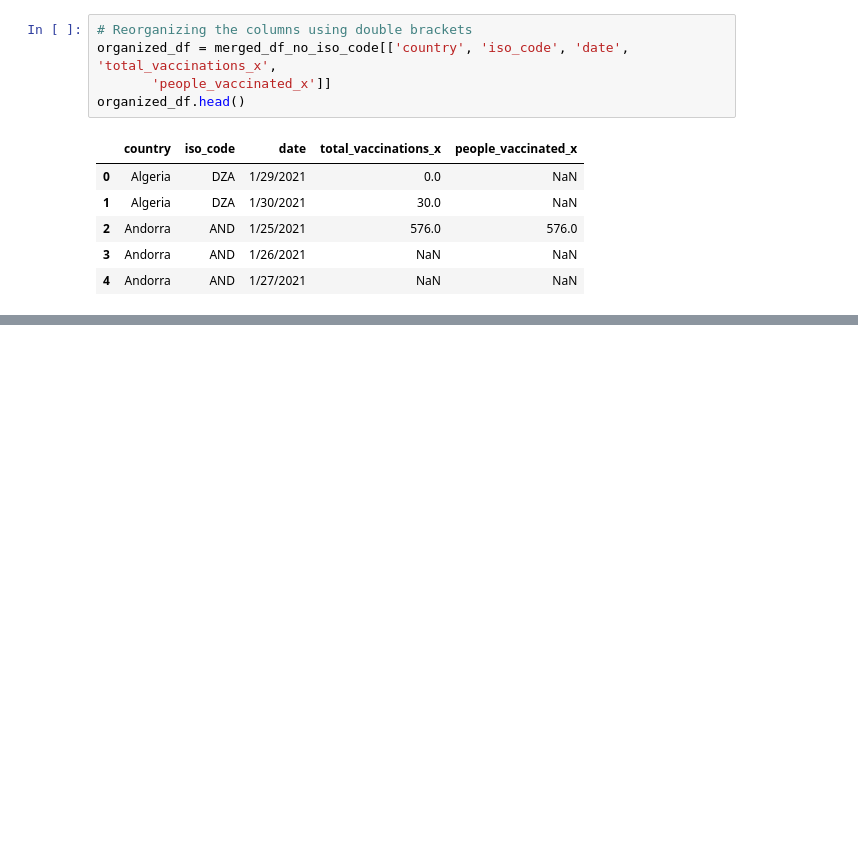
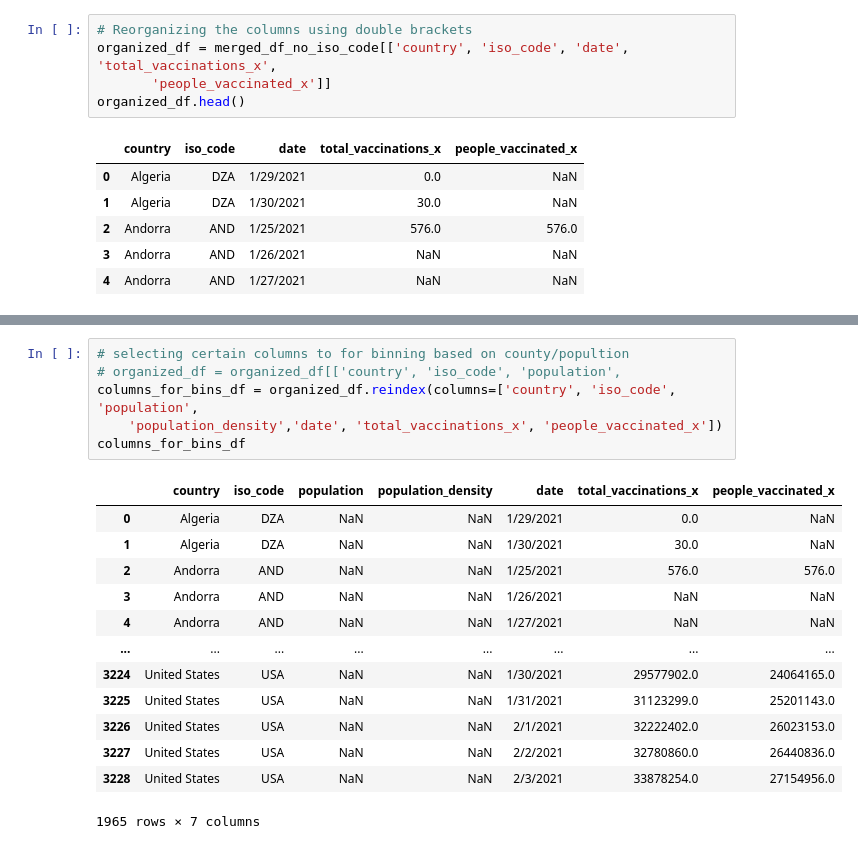
Before and after one commit to vrachupally/Corona-Vaccines, a Jupyter notebook: Tara_starter_merge_csv_v2.ipynb, the cells around one changed output, grey strips where cells are left out. Drawn from its saved outputs; the diff is of its cells as text; blank space fills up the shorter version.

```diff
--- a/Tara_starter_merge_csv.ipynb
+++ b/Tara_starter_merge_csv_v2.ipynb
@@ -113,0 +126,20 @@ organized_df.head()
+# %%
+# selecting certain columns to for binning based on county/popultion
+# organized_df = organized_df[['country', 'iso_code', 'population',
+columns_for_bins_df = organized_df.reindex(columns=['country', 'iso_code', 'population',
+    'population_density','date', 'total_vaccinations_x', 'people_vaccinated_x'])
+columns_for_bins_df
+# %% [output]
+|  | country | iso_code | population | population_density | date | total_vaccinations_x | people_vaccinated_x |
+| 0 | Algeria | DZA | NaN | NaN | 1/29/2021 | 0.0 | NaN |
+| 1 | Algeria | DZA | NaN | NaN | 1/30/2021 | 30.0 | NaN |
+| 2 | Andorra | AND | NaN | NaN | 1/25/2021 | 576.0 | 576.0 |
+| 3 | Andorra | AND | NaN | NaN | 1/26/2021 | NaN | NaN |
+| 4 | Andorra | AND | NaN | NaN | 1/27/2021 | NaN | NaN |
+| ... | ... | ... | ... | ... | ... | ... | ... |
+| 3224 | United States | USA | NaN | NaN | 1/30/2021 | 29577902.0 | 24064165.0 |
+| 3225 | United States | USA | NaN | NaN | 1/31/2021 | 31123299.0 | 25201143.0 |
+| 3226 | United States | USA | NaN | NaN | 2/1/2021 | 32222402.0 | 26023153.0 |
+| 3227 | United States | USA | NaN | NaN | 2/2/2021 | 32780860.0 | 26440836.0 |
+| 3228 | United States | USA | NaN | NaN | 2/3/2021 | 33878254.0 | 27154956.0 |
+1965 rows × 7 columns
```
Also changed, not shown: parts of 5 cells of this notebook, 1 other file.
